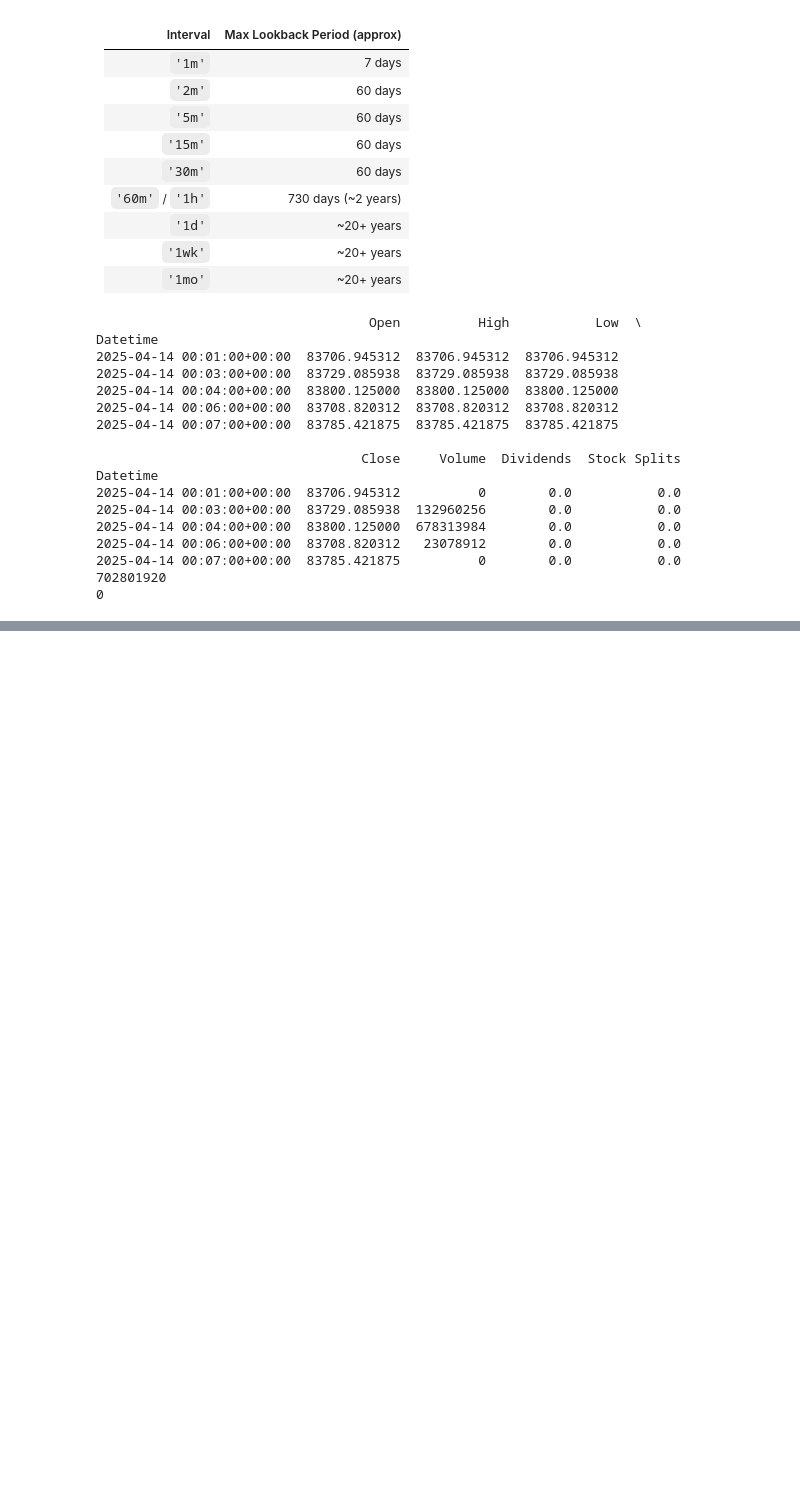
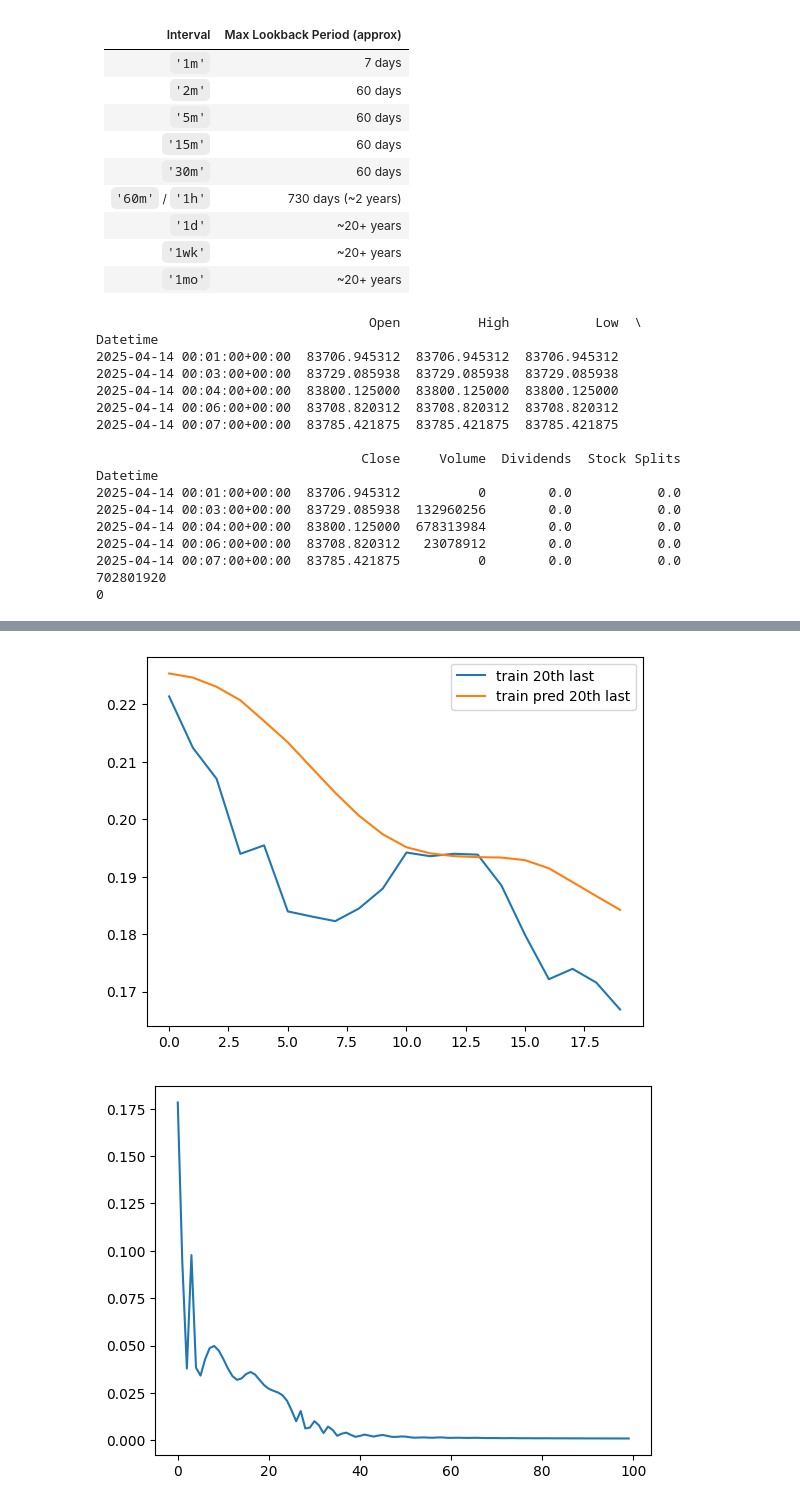
Before and after one commit to Nairlav/Finance, a Jupyter notebook: Projects/LSTM_Strategy.ipynb, the cells around one changed output, grey strips where cells are left out. Drawn from its saved outputs; the diff is of its cells as text; code cells hidden in the pictures; blank space fills up the shorter version.

```diff
--- a/Projects/LSTM_Strategy.ipynb
+++ b/Projects/LSTM_Strategy.ipynb
@@ -74,4 +74,10 @@ Datetime
 # %%
 data.vbt.ohlcv.plot(plot_type="candlestick",show_volume=True)
 plt.plot(data.index,data["Close"])
+
+size_test_prct = 0.3
+lookback = 20 # choose sequence length
+
+input = pd.DataFrame(index = data.index, data = {"Close":data["Close"]})
+input = (input-input.min())/(input.max()-input.min())
 # %% [output]
@@ -111,0 +141,28 @@ tensor([[0.1885],
+# %%
+input_dim = 1
+hidden_dim = 32
+num_layers = 2
+output_dim = 1
+num_epochs = 100
+# %%
+model = LSTM(input_dim=input_dim, hidden_dim=hidden_dim, output_dim=output_dim, num_layers=num_layers)
+criterion = torch.nn.MSELoss(reduction='mean')
+optimiser = torch.optim.Adam(model.parameters(), lr=0.01)
+
+hist = np.zeros(num_epochs)
+lstm = []
+# %%
+start_time = time.time()
+
+for t in range(num_epochs):
+    y_train_pred = model(x_train)
+    loss = criterion(y_train_pred, y_train)
+    print("Epoch ", t, "MSE: ", loss.item())
+    hist[t] = loss.item()
+    optimiser.zero_grad()
+    loss.backward()
+    optimiser.step()
+
+training_time = time.time()-start_time
+
+print("Training time: {}".format(training_time))
@@ -111,0 +187,11 @@ tensor([[0.1885],
+# %%
+plt.plot(y_train[-lookback:],label=f"train {lookback}th last")
+plt.plot(y_train_pred[-lookback:],label=f"train pred {lookback}th last")
+plt.legend()
+plt.show()
+
+plt.plot(hist)
+plt.show()
+# %% [output]
+[figure, added]
+[figure, added]
```
Also changed, not shown: parts of 6 cells of this notebook.
